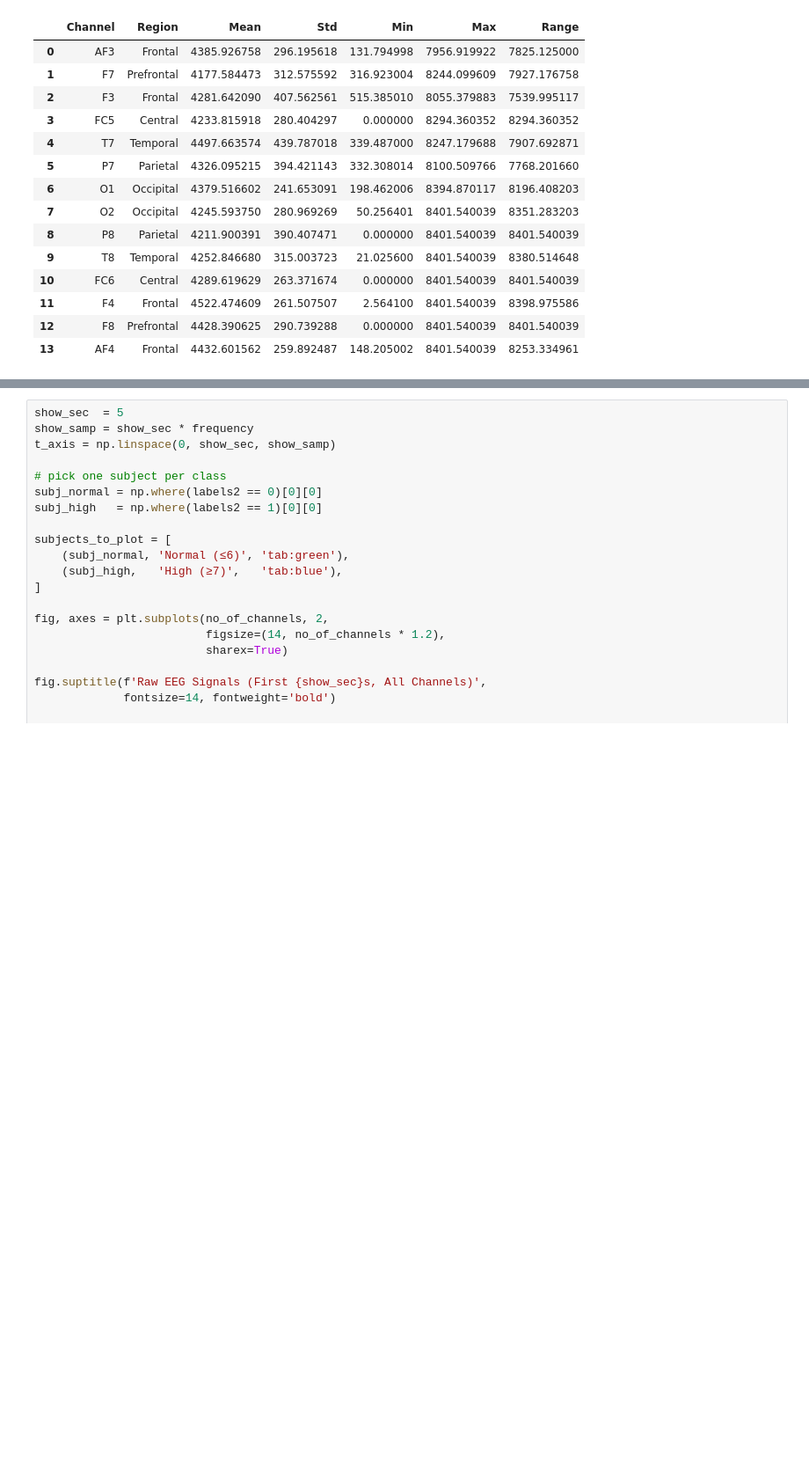
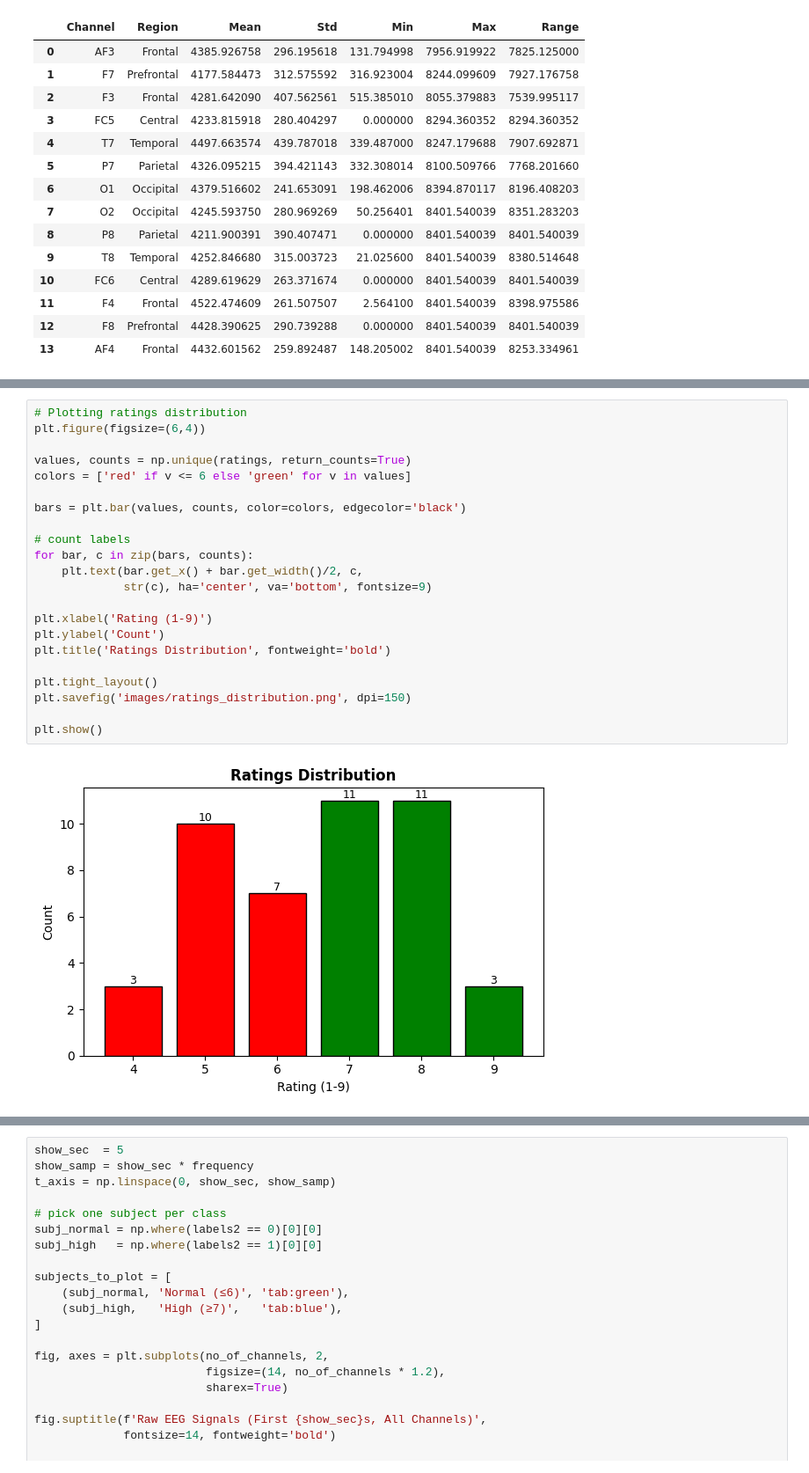
Before and after one commit to UdayKiran112/lstm-cnn-eeg-classifier, a Jupyter notebook: visual_learners_detection.ipynb, the cells around one changed output, grey strips where cells are left out. Shown at 88% size. Drawn from its saved outputs; the diff is of its cells as text; blank space fills up the shorter version.

Commit message:
Updated ipynb to give seperate images for label distributions and made latex template

```diff
--- a/visual_learners_detection.ipynb
+++ b/visual_learners_detection.ipynb
@@ -383,0 +273,24 @@ plt.show()
+# %%
+# Plotting ratings distribution
+plt.figure(figsize=(6,4))
+
+values, counts = np.unique(ratings, return_counts=True)
+colors = ['red' if v <= 6 else 'green' for v in values]
+
+bars = plt.bar(values, counts, color=colors, edgecolor='black')
+
+# count labels
+for bar, c in zip(bars, counts):
+    plt.text(bar.get_x() + bar.get_width()/2, c,
+             str(c), ha='center', va='bottom', fontsize=9)
+
+plt.xlabel('Rating (1-9)')
+plt.ylabel('Count')
+plt.title('Ratings Distribution', fontweight='bold')
+
+plt.tight_layout()
+plt.savefig('images/ratings_distribution.png', dpi=150)
+
+plt.show()
+# %% [output]
+[figure, added]
```
Also changed, not shown: parts of 6 cells of this notebook, 3 other files.
